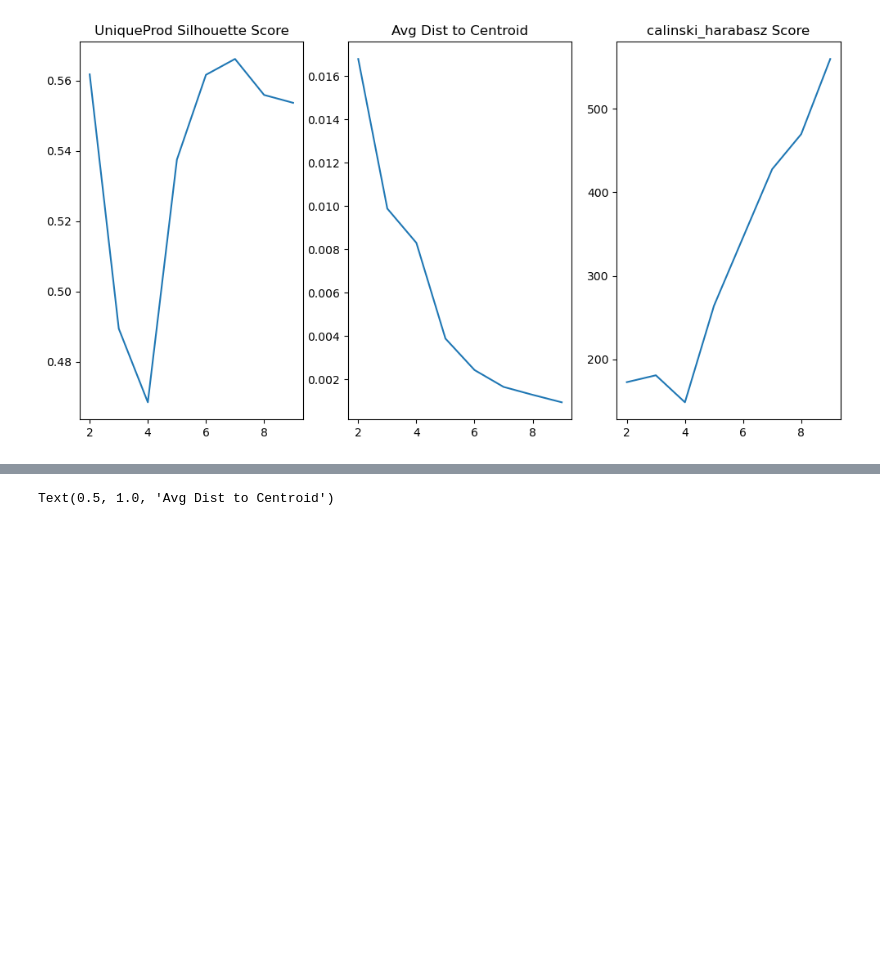
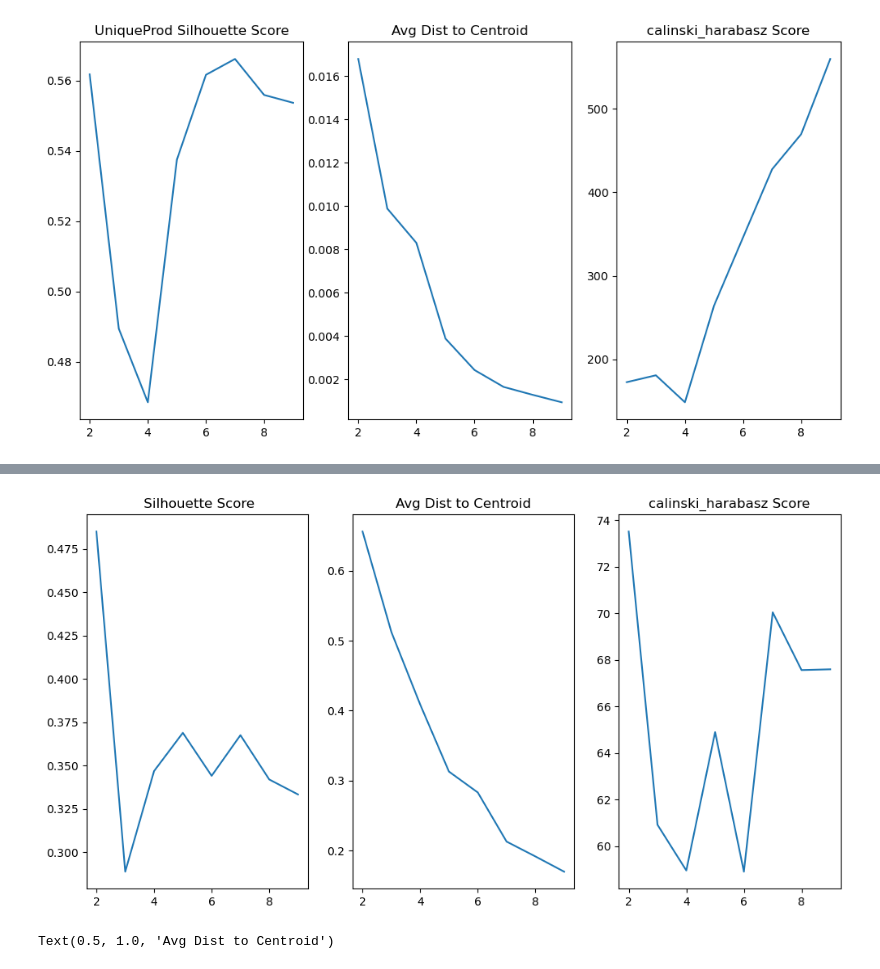
Before and after one commit to muthuganeshece/pyNotebooks, a Jupyter notebook: DataAnalysis/BigBasket/Customer Analysis.ipynb, the cells around one changed output, grey strips where cells are left out. Cells and saved outputs as stored; diff of their text form; code cells hidden in the pictures; blank space fills up the shorter version.

```diff
--- a/DataAnalysis/BigBasket/Customer Analysis.ipynb
+++ b/DataAnalysis/BigBasket/Customer Analysis.ipynb
@@ -155,3 +266,33 @@ kmean.inertia_
+# %%
+def plot_graphs(scores, col_list, sse, c_score):
+    plt.figure(figsize=(12,6))
+    plt.subplot(1, 3, 1)
+    plt.plot(np.arange(2, len(scores)+2), scores)
+    plt.title(' Silhouette Score')
+    plt.subplot(1, 3, 2)
+    plt.plot(sse.keys(), sse.values())
+    plt.title('Avg Dist to Centroid')
+    plt.subplot(1, 3, 3)
+    plt.plot(np.arange(2, len(c_score)+2), c_score)
+    plt.title('calinski_harabasz Score')
+# %%
+#Non Categorised
+x = np.array(cust_df.iloc[:,1:6])
+xNorm = preprocessing.normalize(x, axis=0)
+scores_final0 = []
+sse_final0 = {}
+c_score_final0 = []
+model_final0 = []
+for k in range(2,10):
+    kmean = KMeans(n_clusters=k, random_state=0, n_init='auto').fit(xNorm)
+    score_final0 = silhouette_score(xNorm, kmean.labels_, metric = 'euclidean')
+    model_final0.append([col_list[i+1], kmean, score])
+    scores_final0.append(score_final0)
+    sse_final0[k] = kmean.inertia_
+    c_score_final0.append(calinski_harabasz_score(xNorm, kmean.labels_))
+plot_graphs(scores_final0, col_list, sse_final0, c_score_final0)
+# %% [output]
+[figure, added]
 # %%
 models = np.array(models)
 score = np.where(models[:,0]=='Length', models[:,2], -1)
```
Also changed, not shown: parts of 13 cells of this notebook.
